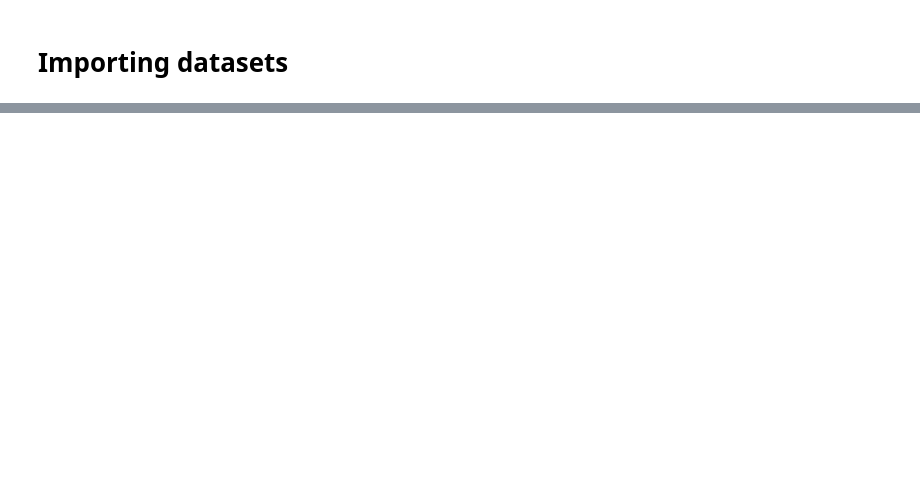
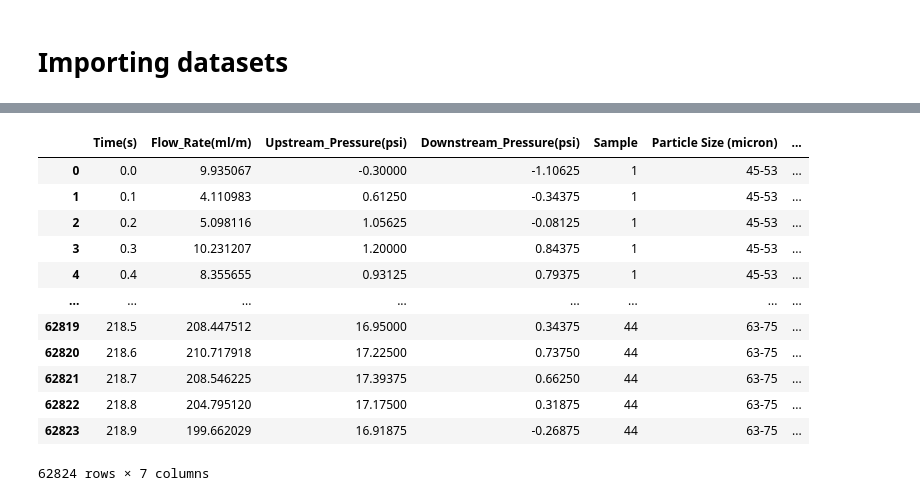
Before and after one commit to pirao/PHM-July-2020-Data-Challenge, a Jupyter notebook: Preprocessing.ipynb, the cells around one changed output, grey strips where cells are left out. Saved outputs shown, nothing was run; the diff lists cells and outputs as text; code cells hidden in the pictures; blank space fills up the shorter version.

```diff
--- a/Preprocessing.ipynb
+++ b/Preprocessing.ipynb
@@ -89,0 +113,3 @@ The main components applied to construct this experimental rig are the following
+# %%
+df_small = read_excel_files(rel_path='\Training\Small',initial_index=1)
+df_small
@@ -89,0 +131,3 @@ The main components applied to construct this experimental rig are the following
+# %%
+df_large = read_excel_files(rel_path='\Training\Large',initial_index=33)
+df_large
@@ -89,0 +149,3 @@ The main components applied to construct this experimental rig are the following
+# %%
+df_train = pd.concat([df_small,df_large],axis=0,ignore_index=True)
+df_train
@@ -89,0 +166,3 @@ The main components applied to construct this experimental rig are the following
+# %%
+df_op = pd.read_excel('Training/Training Operation Profiles of Samples.xlsx')
+df_op
@@ -89,0 +187,17 @@ The main components applied to construct this experimental rig are the following
+# %%
+df_train_joined = pd.DataFrame(df_train.join(df_op.set_index('Sample'),on='Sample'))
+df_train_joined
+# %% [output]
+|  | Time(s) | Flow_Rate(ml/m) | Upstream_Pressure(psi) | Downstream_Pressure(psi) | Sample | Particle Size (micron) | ... |
+| 0 | 0.0 | 9.935067 | -0.30000 | -1.10625 | 1 | 45-53 | ... |
+| 1 | 0.1 | 4.110983 | 0.61250 | -0.34375 | 1 | 45-53 | ... |
+| 2 | 0.2 | 5.098116 | 1.05625 | -0.08125 | 1 | 45-53 | ... |
+| 3 | 0.3 | 10.231207 | 1.20000 | 0.84375 | 1 | 45-53 | ... |
+| 4 | 0.4 | 8.355655 | 0.93125 | 0.79375 | 1 | 45-53 | ... |
+| ... | ... | ... | ... | ... | ... | ... | ... |
+| 62819 | 218.5 | 208.447512 | 16.95000 | 0.34375 | 44 | 63-75 | ... |
+| 62820 | 218.6 | 210.717918 | 17.22500 | 0.73750 | 44 | 63-75 | ... |
+| 62821 | 218.7 | 208.546225 | 17.39375 | 0.66250 | 44 | 63-75 | ... |
+| 62822 | 218.8 | 204.795120 | 17.17500 | 0.31875 | 44 | 63-75 | ... |
+| 62823 | 218.9 | 199.662029 | 16.91875 | -0.26875 | 44 | 63-75 | ... |
+62824 rows × 7 columns
```
Also changed, not shown: parts of 17 cells of this notebook, 2 other files.
